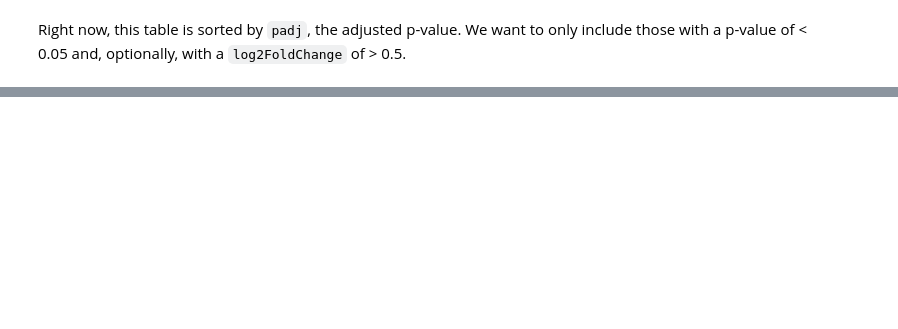
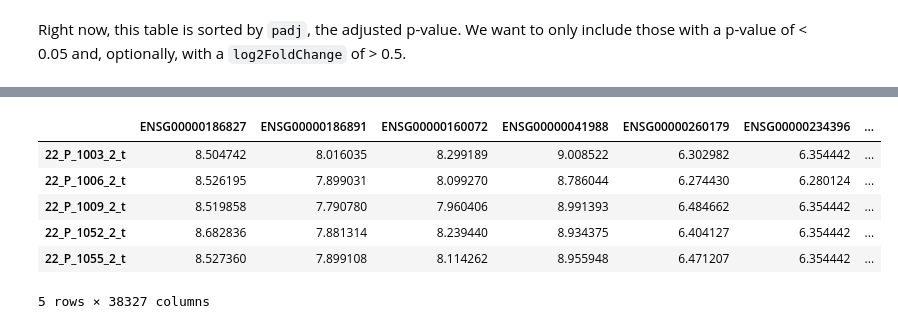
Before and after one commit to DavidosRB/Python-DiCE, a Jupyter notebook: notebooks/example_workflow.ipynb, the cells around one changed output, grey strips where cells are left out. Saved outputs shown, nothing was run; the diff lists cells and outputs as text; code cells hidden in the pictures; blank space fills up the shorter version.

```diff
--- a/notebooks/example_workflow.ipynb
+++ b/notebooks/example_workflow.ipynb
@@ -176,0 +233,12 @@ dea_filtered_results.head()
+# %%
+transposed_full_df = full_df.T
+
+transposed_full_df.head()
+# %% [output]
+|  | ENSG00000186827 | ENSG00000186891 | ENSG00000160072 | ENSG00000041988 | ENSG00000260179 | ENSG00000234396 | ... |
+| 22_P_1003_2_t | 8.504742 | 8.016035 | 8.299189 | 9.008522 | 6.302982 | 6.354442 | ... |
+| 22_P_1006_2_t | 8.526195 | 7.899031 | 8.099270 | 8.786044 | 6.274430 | 6.280124 | ... |
+| 22_P_1009_2_t | 8.519858 | 7.790780 | 7.960406 | 8.991393 | 6.484662 | 6.354442 | ... |
+| 22_P_1052_2_t | 8.682836 | 7.881314 | 8.239440 | 8.934375 | 6.404127 | 6.354442 | ... |
+| 22_P_1055_2_t | 8.527360 | 7.899108 | 8.114262 | 8.955948 | 6.471207 | 6.354442 | ... |
+5 rows × 38327 columns
```
Also changed, not shown: parts of 26 cells of this notebook.
